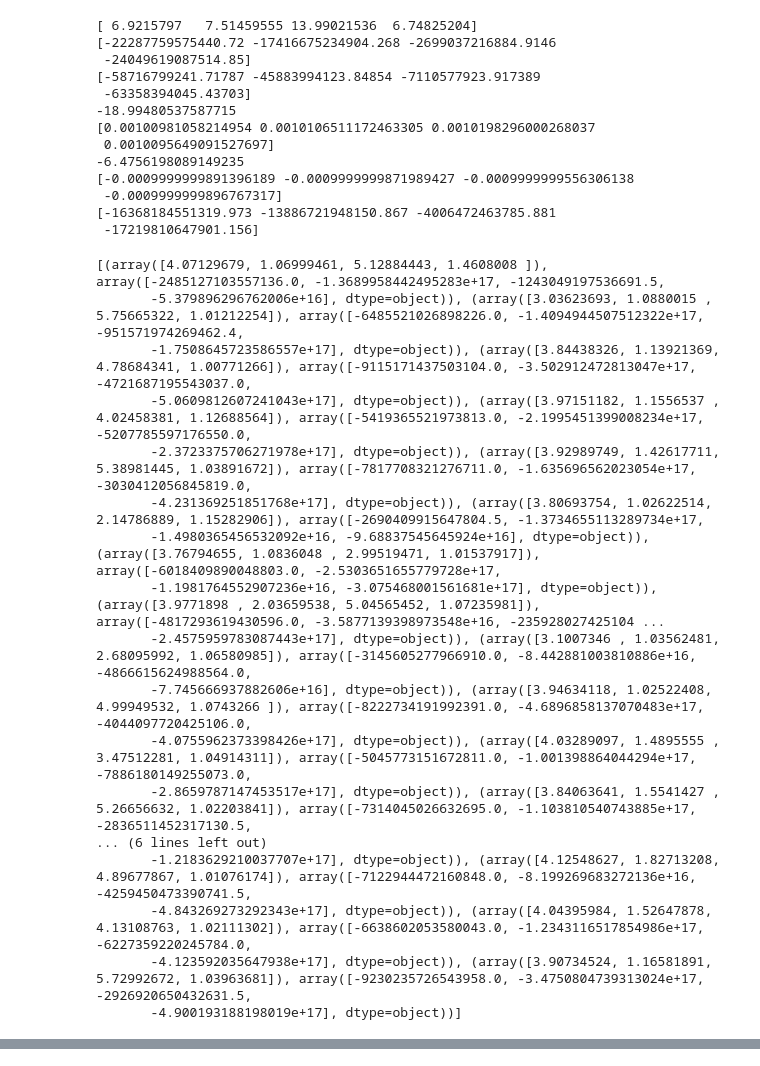
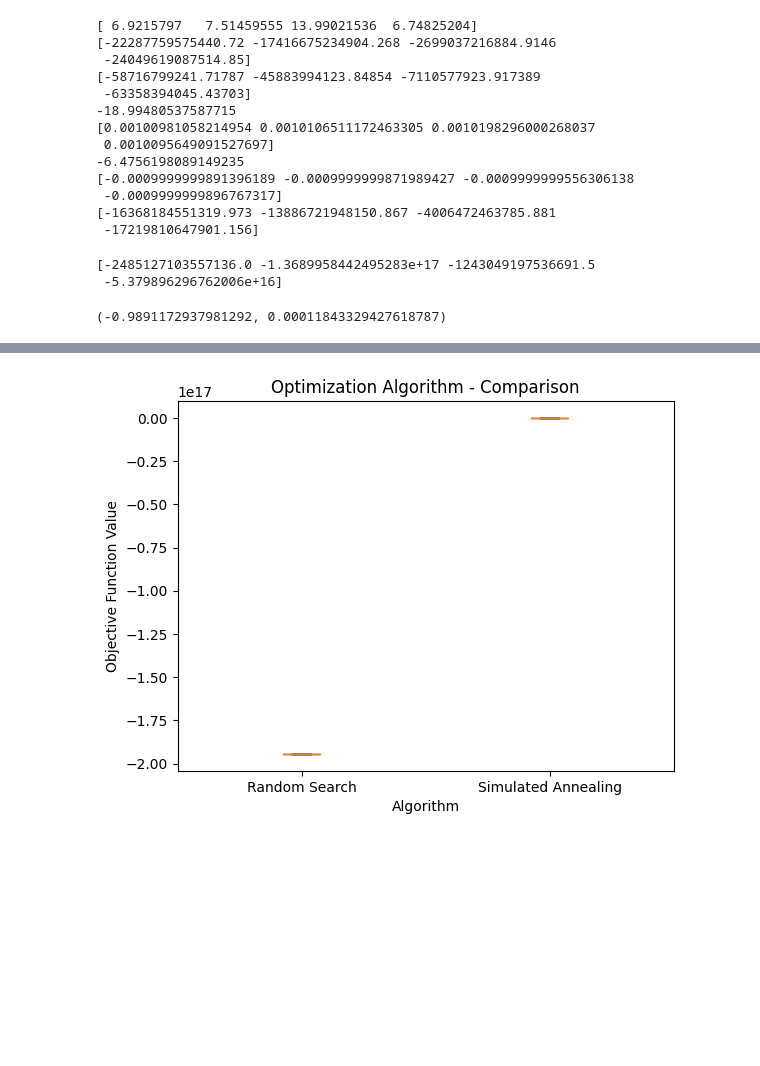
Before and after one commit to 50-Course/swarm-optimizers, a Jupyter notebook: XXXXXX.ipynb, the cells around one changed output, grey strips where cells are left out. Drawn from its saved outputs; the diff is of its cells as text; code cells hidden in the pictures; blank space fills up the shorter version.

```diff
--- a/XXXXXX.ipynb
+++ b/XXXXXX.ipynb
@@ -148,7 +148,7 @@ def random_search(f, x_array, seed=np.random.seed(48), lb=1, ub=16, max_evals=10
     # loop until max_evals
     while evals < max_evals:
         # generate random x
-        x = np.random.uniform(search_space)
+        x = np.random.uniform(search_space, size=len(x_array))
 
         x = np.clip(x, lb, ub)
 
@@ -234,24 +287,17 @@ validate_constraints()
 # %%
 # Perform random search and simulated annealing simulations, 21 times
 search_results = [random_search(f, x, seed=i, constraint_functions=constraint_functions) for i in range(21)]
-# %% [output]
-[(array([4.07129679, 1.06999461, 5.12884443, 1.4608008 ]), array([-2485127103557136.0, -1.3689958442495283e+17, -1243049197536691.5,
-       -5.379896296762006e+16], dtype=object)), (array([3.03623693, 1.0880015 , 5.75665322, 1.01212254]), array([-6485521026898226.0, -1.4094944507512322e+17, -951571974269462.4,
-       -1.7508645723586557e+17], dtype=object)), (array([3.84438326, 1.13921369, 4.78684341, 1.00771266]), array([-9115171437503104.0, -3.502912472813047e+17, -4721687195543037.0,
-       -5.0609812607241043e+17], dtype=object)), (array([3.97151182, 1.1556537 , 4.02458381, 1.12688564]), array([-5419365521973813.0, -2.1995451399008234e+17, -5207785597176550.0,
-       -2.3723375706271978e+17], dtype=object)), (array([3.92989749, 1.42617711, 5.38981445, 1.03891672]), array([-7817708321276711.0, -1.635696562023054e+17, -3030412056845819.0,
-       -4.231369251851768e+17], dtype=object)), (array([3.80693754, 1.02622514, 2.14786889, 1.15282906]), array([-2690409915647804.5, -1.3734655113289734e+17,
-       -1.4980365456532092e+16, -9.68837545645924e+16], dtype=object)), (array([3.76794655, 1.0836048 , 2.99519471, 1.01537917]), array([-6018409890048803.0, -2.5303651655779728e+17,
-       -1.1981764552907236e+16, -3.075468001561681e+17], dtype=object)), (array([3.9771898 , 2.03659538, 5.04565452, 1.07235981]), array([-4817293619430596.0, -3.5877139398973548e+16, -235928027425104 ...
-       -2.4575959783087443e+17], dtype=object)), (array([3.1007346 , 1.03562481, 2.68095992, 1.06580985]), array([-3145605277966910.0, -8.442881003810886e+16, -4866615624988564.0,
-       -7.745666937882606e+16], dtype=object)), (array([3.94634118, 1.02522408, 4.99949532, 1.0743266 ]), array([-8222734191992391.0, -4.6896858137070483e+17, -4044097720425106.0,
-       -4.0755962373398426e+17], dtype=object)), (array([4.03289097, 1.4895555 , 3.47512281, 1.04914311]), array([-5045773151672811.0, -1.001398864044294e+17, -7886180149255073.0,
-       -2.8659787147453517e+17], dtype=object)), (array([3.84063641, 1.5541427 , 5.26656632, 1.02203841]), array([-7314045026632695.0, -1.103810540743885e+17, -2836511452317130.5,
-... (6 lines left out)
-       -1.2183629210037707e+17], dtype=object)), (array([4.12548627, 1.82713208, 4.89677867, 1.01076174]), array([-7122944472160848.0, -8.199269683272136e+16, -4259450473390741.5,
-       -4.843269273292343e+17], dtype=object)), (array([4.04395984, 1.52647878, 4.13108763, 1.02111302]), array([-6638602053580043.0, -1.2343116517854986e+17, -6227359220245784.0,
-       -4.123592035647938e+17], dtype=object)), (array([3.90734524, 1.16581891, 5.72992672, 1.03963681]), array([-9230235726543958.0, -3.4750804739313024e+17, -2926920650432631.5,
-       -4.900193188198019e+17], dtype=object))]
+# %%
+selected = search_results[0][1] # Could be vector from our search result
+print(selected)
+# %% [output]
+[-2485127103557136.0 -1.3689958442495283e+17 -1243049197536691.5
+ -5.379896296762006e+16]
+# %%
+sa_results = (-0.9891172937981292, 0.00011843329427618787)
+print(sa_results)
+# %% [output]
+(-0.9891172937981292, 0.00011843329427618787)
 # %%
 print(search_results)
 # %% [output]
@@ -275,18 +321,23 @@ print(search_results)
 # %%
 # GRAPH PLOTTING
 
 # Generic plotting method that takes in results from a
 # Simulated Annealing process and a random search and
 # plot both results on a pretty 2D-Canvas
 def plot_graph(search_results, sim_results) -> None:
     data = [search_results, sim_results]
     labels = ['Random Search', 'Simulated Annealing']
 
     fig, ax = plt.subplots()
     ax.boxplot(data, vert=True, patch_artist=True, labels=labels)
 
     ax.set_title('Optimization Algorithm - Comparison')
     ax.set_ylabel('Objective Function Value')
     ax.set_xlabel('Algorithm')
 
     plt.show()
+
+plot_graph(search_results=[-2485127103557136.0 -1.3689958442495283e+17 -1243049197536691.5
+ -5.379896296762006e+16], sim_results=sa_results)
+# %% [output]
+[figure, added]
```
Also changed, not shown: parts of 2 cells of this notebook.
